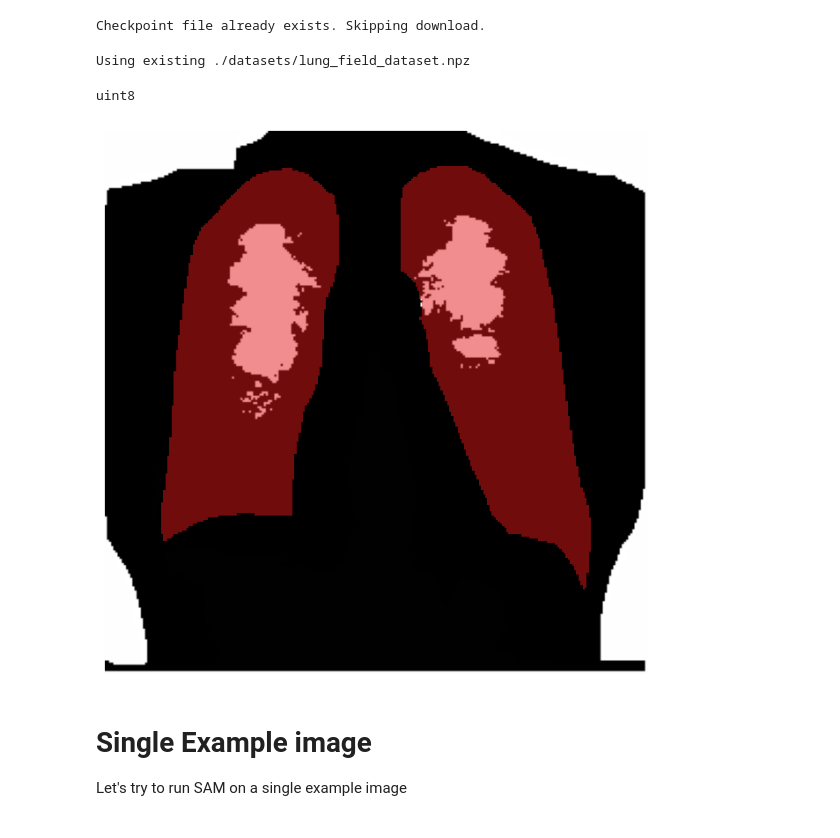
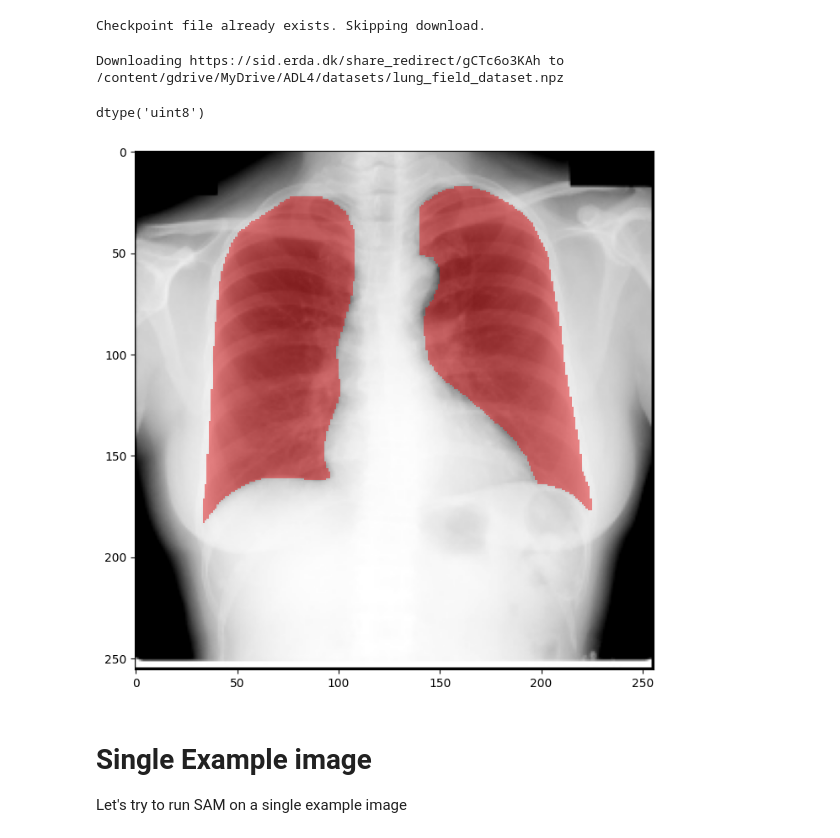
Before and after one commit to ZhenwenZhang1108/ADL-Assigenment1-Q3, a Jupyter notebook: sam_lung_xrays_1.ipynb, the cells around one changed output. Drawn from its saved outputs; the diff is of its cells as text; code cells hidden in the pictures.

```diff
--- a/sam_lung_xrays_1.ipynb
+++ b/sam_lung_xrays_1.ipynb
@@ -147,6 +142,6 @@ Checkpoint file already exists. Skipping download.
 # %%
 # Load database with chest X-rays with lung segmentations.
-data_root='./datasets'
+data_root='/content/gdrive/MyDrive/ADL4/datasets'
 data_npz='lung_field_dataset.npz'
 data_fn = os.path.join(data_root, "lung_field_dataset.npz")
 force_download = False
@@ -156,7 +151,7 @@ if (not os.path.exists(data_fn)) or force_download:
 else:
     print('Using existing', data_fn)
 # %% [output]
-Using existing ./datasets/lung_field_dataset.npz
+Downloading https://sid.erda.dk/share_redirect/gCTc6o3KAh to /content/gdrive/MyDrive/ADL4/datasets/lung_field_dataset.npz
 # %%
 def plot_image_with_segmentation(image, segmentation, ax=None):
     """
@@ -200,38 +186,60 @@ y_test = np.array(y_test.squeeze(3), dtype=np.uint8)
-# %%
-
-print(x_train.dtype)
-# %% [output]
-uint8
+# %%
+import cv2
+
+x_train, y_train, x_val, y_val, x_test, y_test = load_npz_dataset(data_fn)
+
+x_train = np.array([cv2.cvtColor(x, cv2.COLOR_GRAY2RGB) for x in x_train])
+x_train = 255 * (x_train - x_train.min())/(x_train.max()-x_train.min())
+x_train = x_train.astype(np.uint8)
+
+
+x_val = np.array([cv2.cvtColor(x, cv2.COLOR_GRAY2RGB) for x in x_val])
+x_val = 255 * (x_val - x_val.min())/(x_val.max()-x_val.min())
+x_val = x_val.astype(np.uint8)
+
+
+x_test = np.array([cv2.cvtColor(x, cv2.COLOR_GRAY2RGB) for x in x_test])
+x_test = 255 * (x_test - x_test.min())/(x_test.max()-x_test.min()).astype(np.uint8)
+x_test = x_test.astype(np.uint8)
+# %%
+y_train = y_train.squeeze()
+y_val = y_val.squeeze()
+y_test = y_test.squeeze()
+# %%
+x_train.dtype
+# %% [output]
+dtype('uint8')
 # %%
 # Load train/val/test data
 
 
 # TODO:
 # Bring images into the correct format for SAM:
 # Image shape: (N, H, W, C=3)
 # Mask shape: (N, H, W)
 # Values: [0, 255] (uint8)
 
 # YOUR CODE HERE
 
 
 # your data should pass the following asserts
 assert x_train.shape == (112, 256, 256, 3)
 assert y_train.shape == (112, 256, 256)
 assert x_val.shape == (12, 256, 256, 3)
 assert y_val.shape == (12, 256, 256)
 assert x_test.shape == (123, 256, 256, 3)
 assert y_test.shape == (123, 256, 256)
 
 assert x_train.dtype == y_train.dtype == np.uint8
 assert np.min(x_train) == 0
 assert np.max(x_train) == 255
 
 # Plot an example
-fig, ax = plot_image_with_segmentation(x_train[5], y_train[5])
+fig, ax = plot_image_with_segmentation(x_train[2], y_train[2])
+plt.axis('on')
 plt.show()
 # %% [output]
-[figure, old version]
+[figure, new version]
 # %% [markdown]
 # Single Example image
 
```
Also changed, not shown: parts of 33 cells of this notebook.
